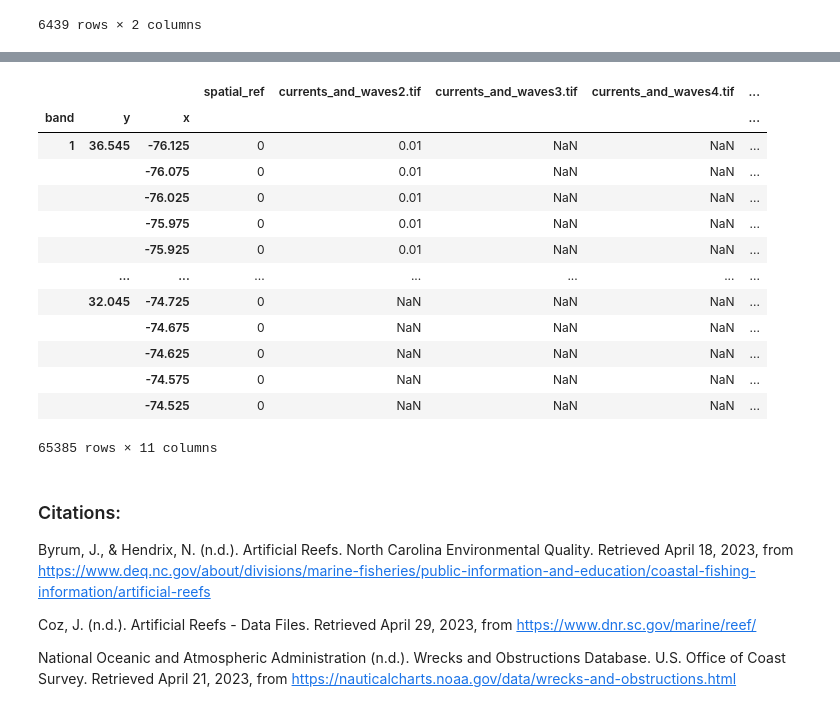
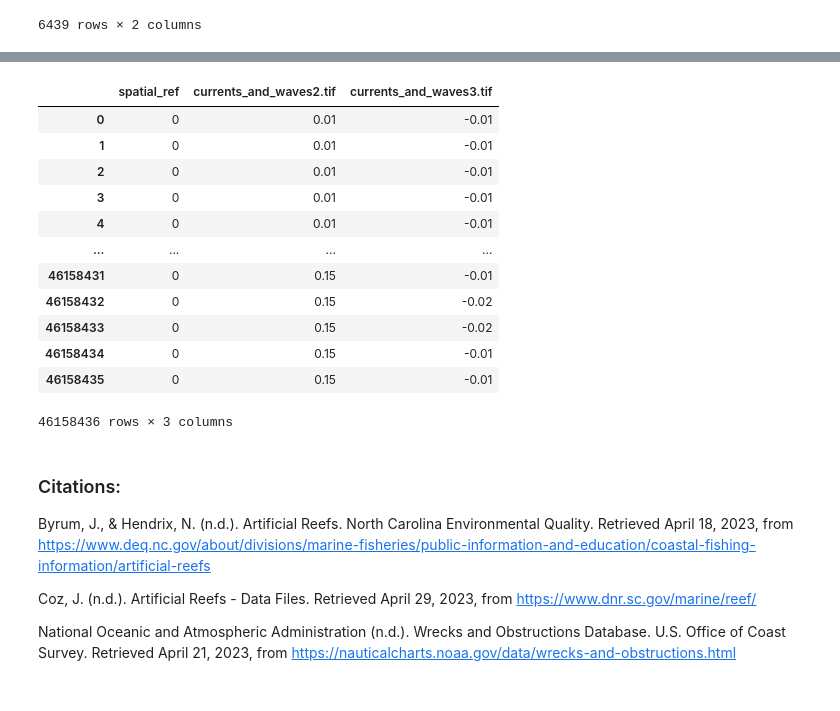
Before and after one commit to allisonw5/seafloor-objects, a Jupyter notebook: ea-capstone-2023.ipynb, the cells around one changed output, grey strips where cells are left out. Drawn from its saved outputs; the diff is of its cells as text; code cells hidden in the pictures.

Commit message:
worked on blog post and prediction df join

```diff
--- a/ea-capstone-2023.ipynb
+++ b/ea-capstone-2023.ipynb
@@ -655,24 +681,32 @@ cw_5_df
 # %%
 # Prediction Data
-# continue concatonation
-prediction_tifs_df = pd.concat([
-    cw_2_df, cw_3_df, cw_4_df, cw_5_df,
-    db_1_df, db_2_df, db_3_df, db_4_df,
-    db_5_df, db_6_df
-])
-prediction_tifs_df
+
+# I cannot figure out how to get all of these together. My kernel constantly dies. Merge or join will probably work. I haven't figured out how to
+# combine multiple at once (but I have not really been able to test much bc my kernel dies every time).
+
+#prediction_tifs_df = pd.concat([
+ #   cw_2_df, cw_3_df, cw_4_df, cw_5_df,
+  #  db_1_df, db_2_df, db_3_df, db_4_df,
+   # db_5_df, db_6_df
+#])
+
+#prediction_tifs_df
+
+#prediction_df = pd.merge(cw_2_df, cw_3_df, cw_4_df, cw_5_df, db_1_df, db_2_df, db_3_df, db_4_df, db_5_df, db_6_df, how = 'left')
+
+prediction_df = pd.merge(cw_2_df, cw_3_df, on = 'spatial_ref', how = 'left')
+prediction_df
 # %% [output]
-|  |  |  | spatial_ref | currents_and_waves2.tif | currents_and_waves3.tif | currents_and_waves4.tif | ... |
-| band | y | x |  |  |  |  | ... |
-| 1 | 36.545 | -76.125 | 0 | 0.01 | NaN | NaN | ... |
-|  |  | -76.075 | 0 | 0.01 | NaN | NaN | ... |
-|  |  | -76.025 | 0 | 0.01 | NaN | NaN | ... |
-|  |  | -75.975 | 0 | 0.01 | NaN | NaN | ... |
-|  |  | -75.925 | 0 | 0.01 | NaN | NaN | ... |
-|  | ... | ... | ... | ... | ... | ... | ... |
-|  | 32.045 | -74.725 | 0 | NaN | NaN | NaN | ... |
-|  |  | -74.675 | 0 | NaN | NaN | NaN | ... |
-|  |  | -74.625 | 0 | NaN | NaN | NaN | ... |
-|  |  | -74.575 | 0 | NaN | NaN | NaN | ... |
-|  |  | -74.525 | 0 | NaN | NaN | NaN | ... |
+|  | spatial_ref | currents_and_waves2.tif | currents_and_waves3.tif |
+| 0 | 0 | 0.01 | -0.01 |
+| 1 | 0 | 0.01 | -0.01 |
+| 2 | 0 | 0.01 | -0.01 |
+| 3 | 0 | 0.01 | -0.01 |
+| 4 | 0 | 0.01 | -0.01 |
+| ... | ... | ... | ... |
+| 46158431 | 0 | 0.15 | -0.01 |
+| 46158432 | 0 | 0.15 | -0.02 |
+| 46158433 | 0 | 0.15 | -0.02 |
+| 46158434 | 0 | 0.15 | -0.01 |
+| 46158435 | 0 | 0.15 | -0.01 |
-65385 rows × 11 columns
+46158436 rows × 3 columns
```
Also changed, not shown: parts of 12 cells of this notebook, 1 other file.
